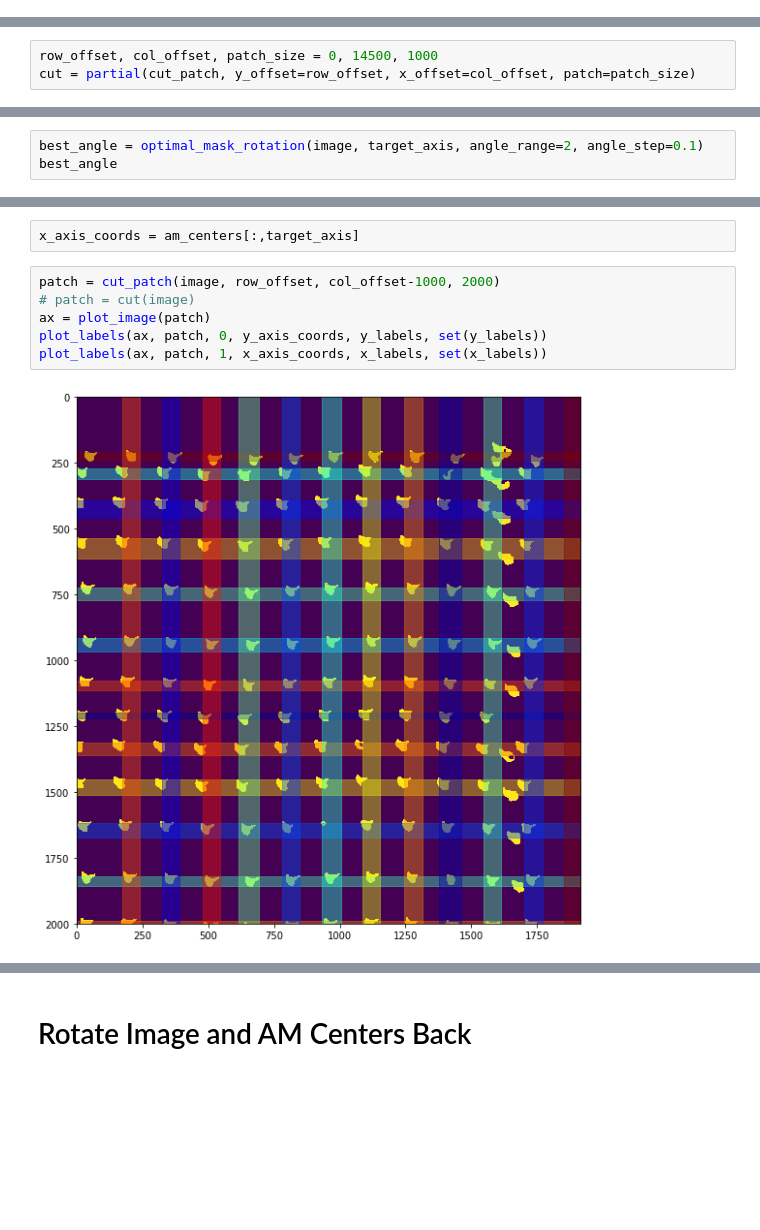
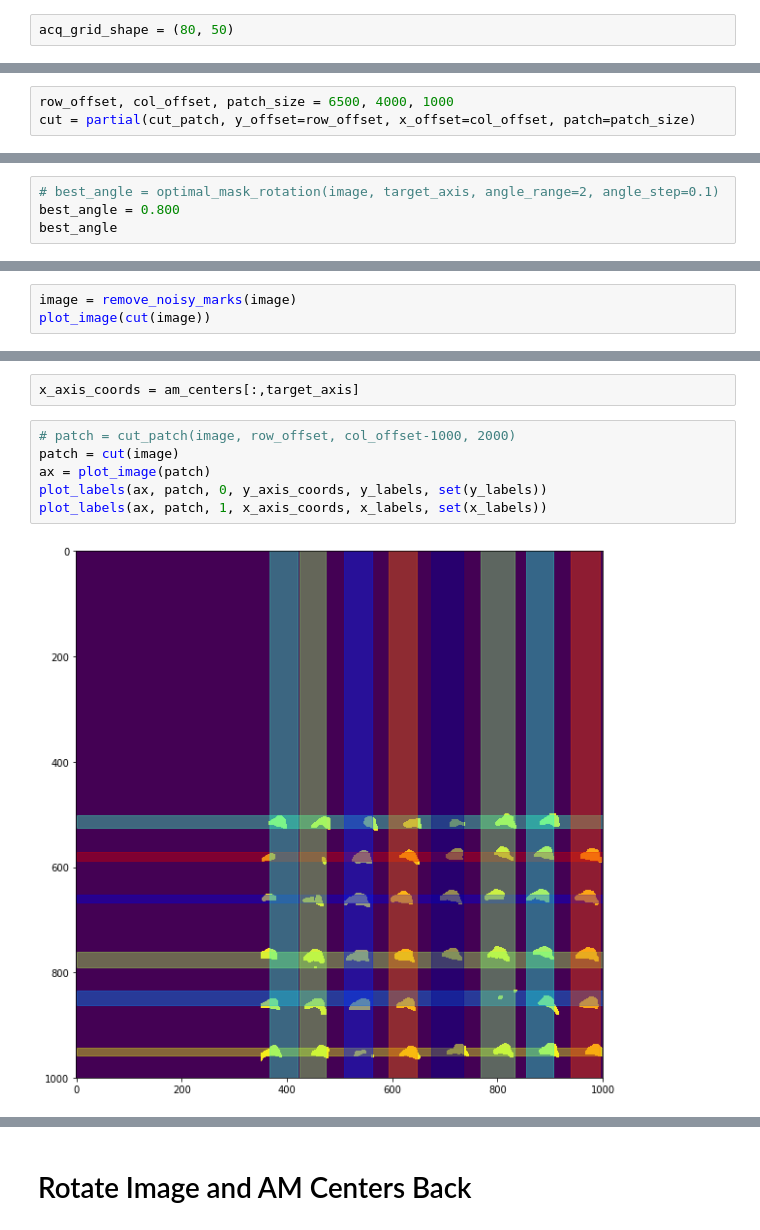
Before and after one commit to intsco/am-segmentation, a Jupyter notebook: am-registration.ipynb, the cells around one changed output, grey strips where cells are left out. Cells and saved outputs as stored; diff of their text form; blank space fills up the shorter version.

```diff
--- a/am-registration.ipynb
+++ b/am-registration.ipynb
@@ -54,10 +53,12 @@ acq_grid_shape = (60, 100)
+# %%
+acq_grid_shape = (80, 50)
 # %%
 image = mask.copy().astype(np.uint8)
 min_max(image)
 # %% [output]
 (0, 255)
 # %%
-row_offset, col_offset, patch_size = 0, 14500, 1000
+row_offset, col_offset, patch_size = 6500, 4000, 1000
 cut = partial(cut_patch, y_offset=row_offset, x_offset=col_offset, patch=patch_size)
 # %% [markdown]
 # Rotate Mask
@@ -69,4 +70,5 @@ acq_grid_shape[target_axis]
 # %%
-best_angle = optimal_mask_rotation(image, target_axis, angle_range=2, angle_step=0.1)
+# best_angle = optimal_mask_rotation(image, target_axis, angle_range=2, angle_step=0.1)
+best_angle = 0.800
 best_angle
 # %% [output]
@@ -95,0 +94,3 @@ len(am_centers)
+# %%
+image = remove_noisy_marks(image)
+plot_image(cut(image))
@@ -130,11 +151,11 @@ x_labels = cluster_coords(am_centers[:,target_axis], acq_grid_shape[target_axis]
 # %%
 x_axis_coords = am_centers[:,target_axis]
 # %%
-patch = cut_patch(image, row_offset, col_offset-1000, 2000)
-# patch = cut(image)
+# patch = cut_patch(image, row_offset, col_offset-1000, 2000)
+patch = cut(image)
 ax = plot_image(patch)
 plot_labels(ax, patch, 0, y_axis_coords, y_labels, set(y_labels))
 plot_labels(ax, patch, 1, x_axis_coords, x_labels, set(x_labels))
 # %% [output]
-[figure, old version]
+[figure, new version]
 # %%
```
Also changed, not shown: parts of 46 cells of this notebook.
